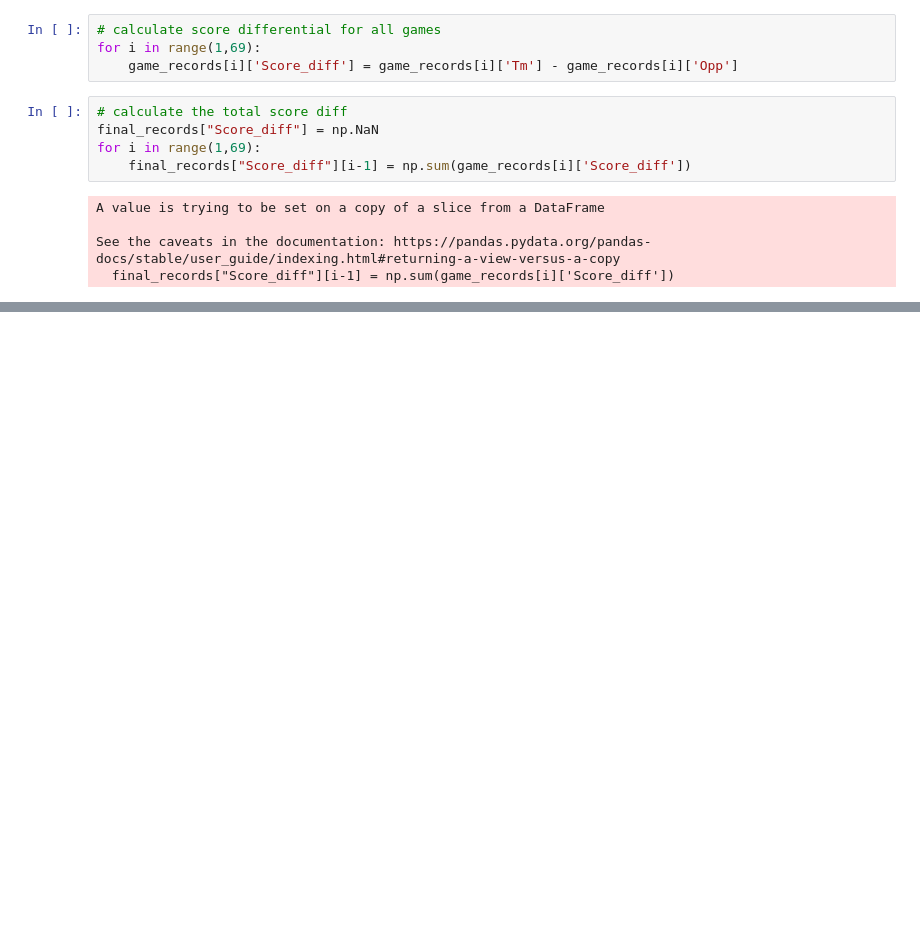
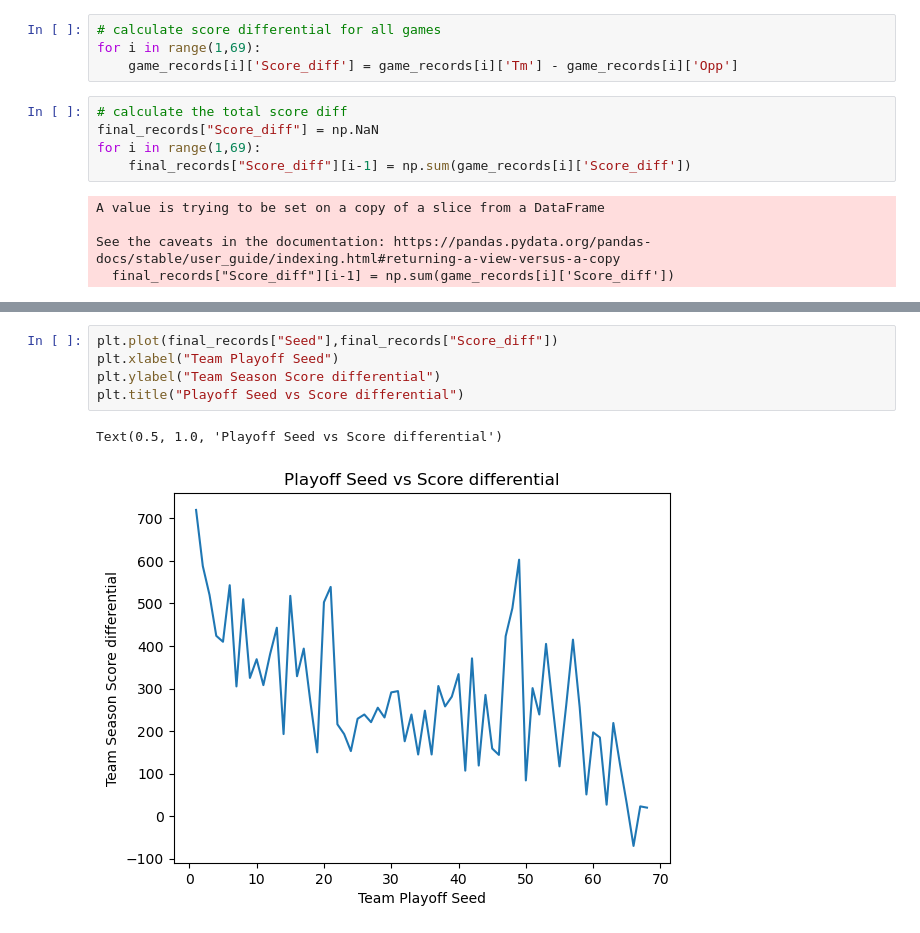
Before and after one commit to 0000-Browning/OSU-MCM, a Jupyter notebook: data_analysis.ipynb, the cells around one changed output, grey strips where cells are left out. Drawn from its saved outputs; the diff is of its cells as text; blank space fills up the shorter version.

Commit message:
Score diff vs. Seeding plot

```diff
--- a/data_analysis.ipynb
+++ b/data_analysis.ipynb
@@ -26,0 +43,8 @@ See the caveats in the documentation: https://pandas.pydata.org/pandas-docs/stab
+# %%
+plt.plot(final_records["Seed"],final_records["Score_diff"])
+plt.xlabel("Team Playoff Seed")
+plt.ylabel("Team Season Score differential")
+plt.title("Playoff Seed vs Score differential")
+# %% [output]
+Text(0.5, 1.0, 'Playoff Seed vs Score differential')
+[figure, added]
```
Also changed, not shown: parts of 3 cells of this notebook, 1 other file.
